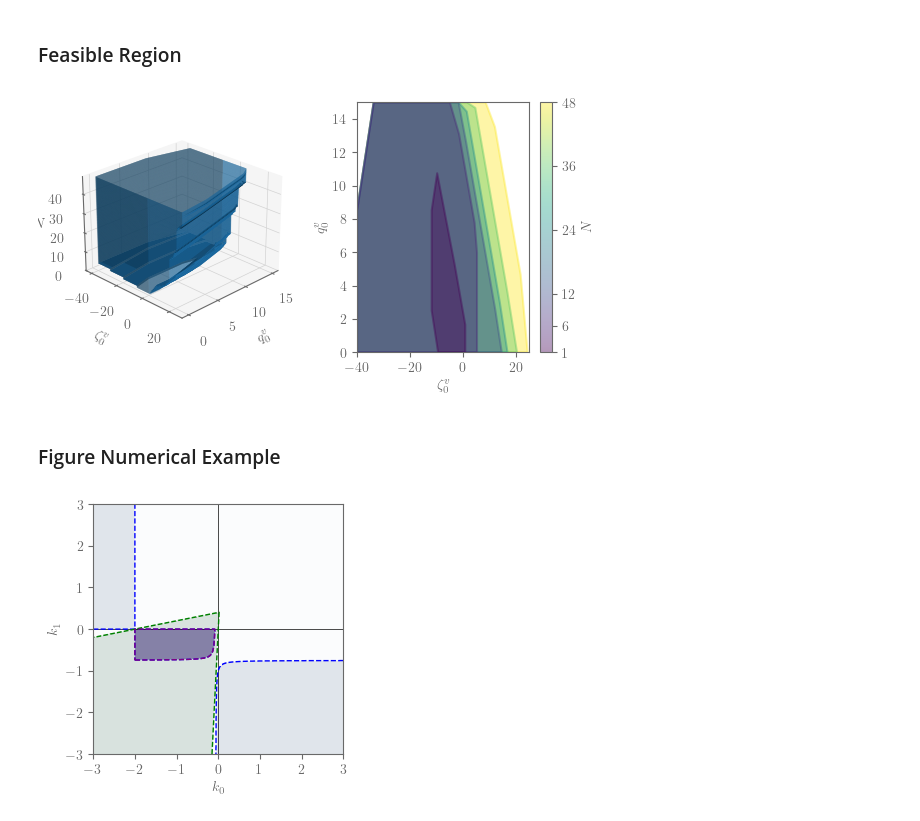
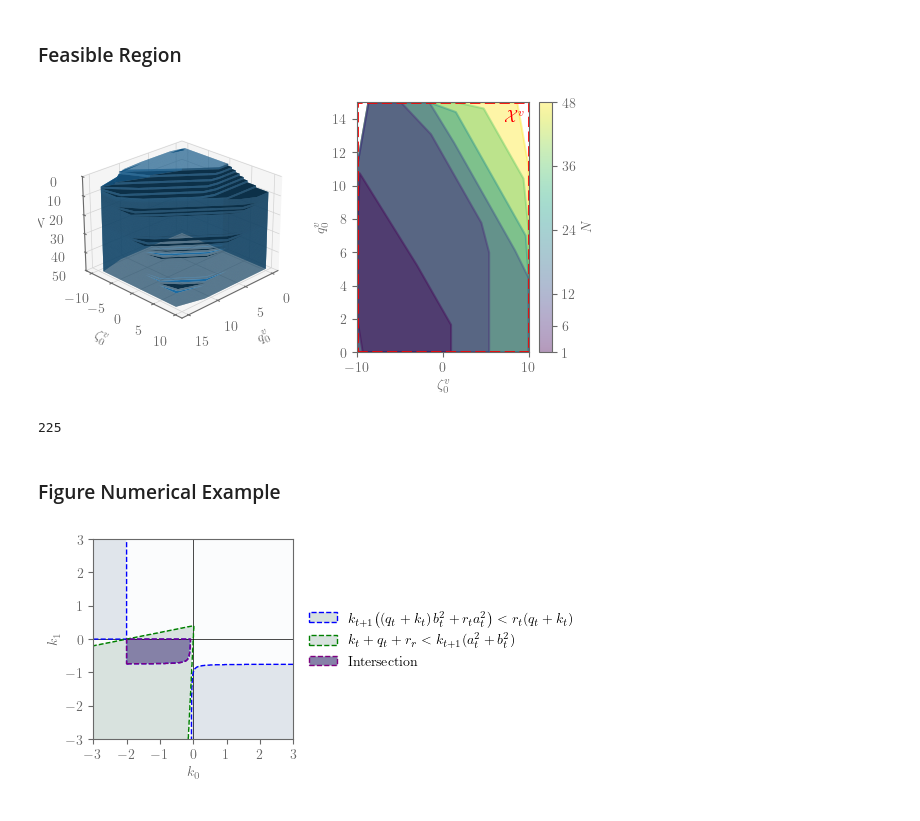
Before and after one commit to Gedlex/time-varying-RHGs, a Jupyter notebook: empc_DSMPC.ipynb, the cells around one changed output. Saved outputs shown, nothing was run; the diff lists cells and outputs as text; code cells hidden in the pictures.

```diff
--- a/empc_DSMPC.ipynb
+++ b/empc_DSMPC.ipynb
@@ -41,7 +45,7 @@ np.set_printoptions(threshold=10000, linewidth=np.inf)
 T, N = 96, 6
 
 # Load parameters and create system with a long horizon
-zeta_max = 40 * np.ones([T,10]); zeta_max[23::24,:] = 1
+zeta_max = 10 * np.ones([T,10]); zeta_max[23::24,:] = 1; zeta_max[42] = 15
 params_inf = DSMPCParams(N=N*T, T=T, zeta_max=zeta_max, zeta_min=-zeta_max)
 sys_inf = LinearSystem(params_inf.sys)
 
@@ -240,7 +252,7 @@ ctrl = EMPC(sys, params.ctrl)
 
 # Setup simulation
 num_steps = 48
-x_0 = [np.tile(np.array([10/4*i, 15/4*i]), 10) for i in range(5)]
+x_0 = [np.tile(np.array([9.9/4*i, 14.9/4*i]), 10) for i in range(5)]
 num_traj  = len(x_0)
 
 # Allocate state and input trajectories
@@ -298,7 +318,7 @@ for i, N in enumerate(tqdm(horizon, desc='Horizons', leave=False)):
     ctrl2 = EMPC(sys2, params2.ctrl)
 
     # Set initial state
-    x2[i,0,:] = np.tile(np.array([10, 15]), 10)
+    x2[i,0,:] = np.tile(np.array([7.5, 11.25]), 10)
 
     # Simulate closed-loop system
     for t in tqdm(range(num_steps),desc='   MPC', leave=False):
@@ -743,10 +777,10 @@ fig, axs = plt.subplots(1, 1, figsize=(12, 4), layout='constrained')
 
 # Plot open-loop trajectories
 for t in range(num_steps):
-    axs.plot(dates, diff_x_ol[idx,t,:], color='black', linestyle='-.')
+    axs.plot(dates, diff_x_ol[idx,t,:], color='black', linestyle='-.', label=r'$(\bm{x},\bm{u})$' if t == 0 else None)
 
 # Plot closed-loop trajectory
-axs.plot(dates[:num_steps+1], diff_x[idx,:], color='red', linestyle='-')
+axs.plot(dates[:num_steps+1], diff_x[idx,:], color='red', linestyle='-', label = r'$(\bm{x}^\star,\bm{u}^\star)$')
 
 # Add labels
 axs.set_ylabel(r"$\|\bm{x}_t - \bm{x}_t^\star\|$")
@@ -770,8 +804,12 @@ axs.xaxis.grid(False)
 # Align labels
 fig.align_labels()
 
+# Plot legend
+handles, labels = axs.get_legend_handles_labels()
+fig.legend(handles, labels, bbox_to_anchor=(0.5, 0.92), loc='lower center', borderaxespad=0, ncols=2)
+
 # Export figure
 if export:
-    fig = adjust_margins(fig, width=4, height=2.5, wspace=1.1)
+    fig = adjust_margins(fig, width=4, height=2.5, wspace=1.1, top=0.35)
     fig.savefig(f"figures/figure_turnpike_L2norm_N_{horizon[idx]}.pdf")
 # %% [output]
@@ -1251,7 +1285,7 @@ axs[0] = fig.add_subplot(1, 2, 1, projection='3d')
 axs[1] = fig.add_subplot(1, 2, 2)
 
 # Plot 3d-surface
-axs[0].plot_surface(*feasible_set, rstride=1, cstride=10, linewidth=0, antialiased=True, alpha=1, shade=True, lightsource=LightSource(azdeg=0, altdeg=-45))
+axs[0].plot_surface(*feasible_set, rstride=1, cstride=10, linewidth=0, antialiased=True, alpha=1, shade=True, lightsource=LightSource(azdeg=-180, altdeg=45))
 
 # Plot 2d-projection
 patches = []
@@ -1268,6 +1302,10 @@ if not export:
     fig.colorbar(p, ax=axs[1], ticks=colors, location='left', label=r"$N$")
     update_edgealpha(fig, p, 1)
 
+# Plot state constraint
+axs[1].plot([-10,10,10,-10,-10],[0,0,15,15,0], color='red', linestyle='--', linewidth=2, label=None)
+axs[1].text(0.97, 0.97, r'$\mathcal{X}^v$', fontsize=12, color='red', ha='right', va='top', transform=axs[1].transAxes)
+
 # Add labels
 axs[0].set_zlabel(r"$N$")
 axs[0].set_ylabel(r"$q_0^v$")
@@ -1277,7 +1315,7 @@ axs[1].set_xlabel(r"$\zeta_0^v$")
 axs[0].zaxis.labelpad=-2
 
 # Set axis limits
-axs[0].set_zlim(0, feasible_set[2,:].max())
+axs[0].set_zlim(0, 50)
 axs[1].set_xlim(feasible_set[0,:].min(), feasible_set[0,:].max().round())
 axs[1].set_ylim(feasible_set[1,:].min(), feasible_set[1,:].max().round())
 
@@ -1296,7 +1334,7 @@ axs[0].zaxis._axinfo['juggled'] = (1, 2, 0)
 # ax.set(xticklabels=[], yticklabels=[],  zticklabels=[])
 
 # Set view angle
-axs[0].view_init(elev=25, azim=315)
+axs[0].view_init(elev=-155, azim=225)
 
 # Export figure
 if export:
@@ -1304,7 +1342,11 @@ if export:
     fig.colorbar(p, ax=axs[1], ticks=colors, location='right', label=r"$N$")
     fig.savefig(f"figures/figure_feasible_region_cempc_t_{t:0.1f}.pdf")
 # %% [output]
-[figure, old version]
+[figure, new version]
+# %%
+360-90-45
+# %% [output]
+225
 # %% [markdown]
 ### Figure Numerical Example
 # %%
@@ -1319,47 +1361,61 @@ plt.rcParams['axes.labelcolor'] = 'dimgray'
 plt.rcParams['lines.linewidth'] = 1.5
 plt.rcParams['text.latex.preamble'] = r"""\usepackage{bm}"""
 
-
 # Define meshgrid
-d = np.linspace(-3,3,3000)
+d = np.linspace(-3,3,1000)
 k0,k1 = np.meshgrid(d,d)
 
 # Define variables
 a0=1; a1=-2; b0=2; b1=4
 q0=2; q1=1; r0=0; r1=-1
 
 # Compute sets
 set1 = ((k1*((k0 + q0) * b0**2 + r0 * a0**2) < r0*(q0 + k0)) & (k0*((k1 + q1) * b1**2 + r1 * a1**2) < r1*(q1 + k1))).astype(int)
 set2 = ((k0 + q0 + r0 > k1*(a0**2 + b0**2)) & (k1 + q1 + r1 > k0*(a1**2 + b1**2))).astype(int)
 
 # Create figure
-fig, axs = plt.subplots(1, 1, figsize=(12, 4), layout='constrained')
+fig, axs = plt.subplots(1, 2, figsize=(12, 4), layout='constrained')
 
 # Plot first inequalities
 
-axs.contour(k0, k1, set1, levels=[0.5], colors='blue', linewidths=1, linestyles='--')
-axs.imshow(set1, extent=(k0.min(),k0.max(),k1.min(),k1.max()), origin="lower", cmap="Blues", alpha = 0.2)
+axs[0].contour(k0, k1, set1, levels=[0.5], colors='blue', linewidths=1, linestyles='--')
+axs[0].imshow(set1, extent=(k0.min(),k0.max(),k1.min(),k1.max()), origin="lower", cmap="Blues", alpha = 0.2)
 
 # Plot second inequalities
-axs.contour(k0, k1, set2, levels=[0.5], colors='green', linewidths=1, linestyles='--')
-axs.imshow(set2, extent=(k0.min(),k0.max(),k1.min(),k1.max()),origin="lower", cmap="Greens", alpha = 0.2)
+axs[0].contour(k0, k1, set2, levels=[0.5], colors='green', linewidths=1, linestyles='--')
+axs[0].imshow(set2, extent=(k0.min(),k0.max(),k1.min(),k1.max()),origin="lower", cmap="Greens", alpha = 0.2)
 
 # Plot union of feasible sets
-axs.contour(k0, k1, (set1 & set2).astype(int), levels=[0.5], colors='purple', linewidths=1, linestyles='--')
-axs.imshow((set1 & set2).astype(int), extent=(k0.min(),k0.max(),k1.min(),k1.max()),origin="lower", cmap="Purples", alpha = 0.3)
+axs[0].contour(k0, k1, (set1 & set2).astype(int), levels=[0.5], colors='purple', linewidths=1, linestyles='--', )
+axs[0].imshow((set1 & set2).astype(int), extent=(k0.min(),k0.max(),k1.min(),k1.max()),origin="lower", cmap="Purples", alpha = 0.3)
+
+# Create patches (proxy artist)
+patches = [Patch(facecolor='#d8e2de', edgecolor='blue', linestyle='--', label=r"$k_{t+1}\bigl((q_t + k_t)\, b_t^2 + r_t a_t^2\bigr) < r_t(q_t + k_t)$"),
+           Patch(facecolor='#d8e2de', edgecolor='green', linestyle='--', label=r"$k_t + q_t + r_r < k_{t+1}(a_t^2 + b_t^2)$"),
+           Patch(facecolor='#8581a7', edgecolor='purple', linestyle='--', label=r"\rmfamily{Intersection}")]
+
+# Disable 2nd axis
+axs[1].axis('off')
 
 # Add axis lines
-axs.axhline(0,color='black', linewidth=0.5, zorder=0)
-axs.axvline(0,color='black', linewidth=0.5, zorder=0)
+axs[0].axhline(0,color='black', linewidth=0.5, zorder=0)
+axs[0].axvline(0,color='black', linewidth=0.5, zorder=0)
 
-axs.set_xlim(-3,3)
-axs.set_ylim(-3,3)
-axs.set_xlabel(r'$k_0$')
-axs.set_ylabel(r'$k_1$')
+# Set x-ticks
+axs[0].set_xticks(np.arange(-3,4,1))
+
+# Set axis limits
+axs[0].set_xlim(-3,3)
+axs[0].set_ylim(-3,3)
+axs[0].set_xlabel(r'$k_0$')
+axs[0].set_ylabel(r'$k_1$')
+
+# Plot legend
+axs[0].legend(handles=patches, bbox_to_anchor=(1.05, 0.5), loc='center left' , borderaxespad=0, frameon=False)
 
 # Export figure
 if export:
-    fig = adjust_margins(fig, width=4, height=2.5, wspace=1.1)
+    fig = adjust_margins(fig, width=4, height=2, wspace=0, hspace=0)
     fig.savefig(f"figures/figure_rotation_of_indefinite_cost.pdf")
 # %% [output]
-[figure, old version]
+[figure, new version]
```
Also changed, not shown: parts of 14 cells of this notebook, 16 other files.
